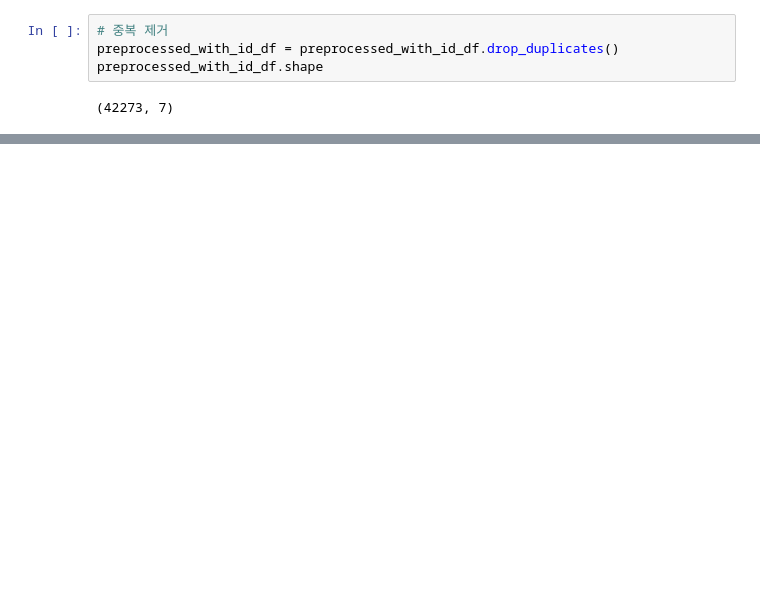
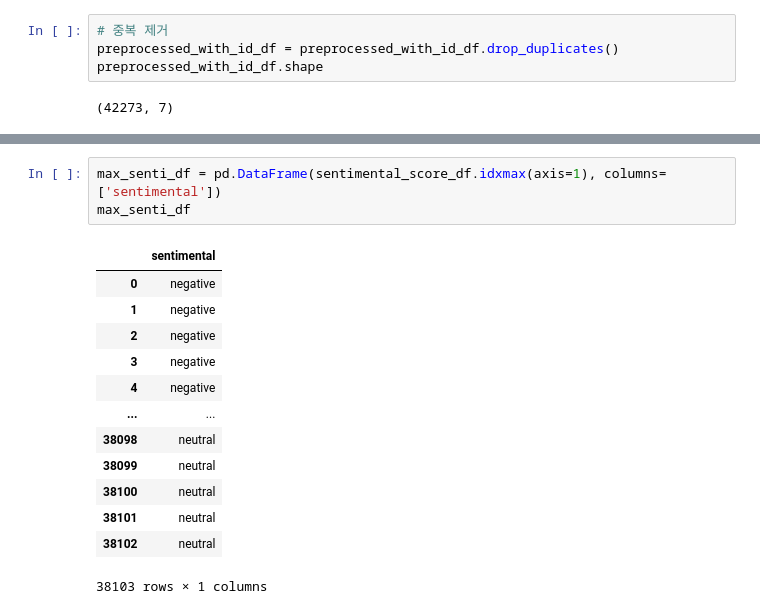
Before and after one commit to jmhwang-dev/e-commerce, a Jupyter notebook: inference/postprocess.ipynb, the cells around one changed output, grey strips where cells are left out. Drawn from its saved outputs; the diff is of its cells as text; blank space fills up the shorter version.

```diff
--- a/inference/postprocess.ipynb
+++ b/inference/postprocess.ipynb
@@ -145,0 +178,17 @@ for target in ['p2e', 'e2k']:
+# %%
+max_senti_df = pd.DataFrame(sentimental_score_df.idxmax(axis=1), columns=['sentimental'])
+max_senti_df
+# %% [output]
+|  | sentimental |
+| 0 | negative |
+| 1 | negative |
+| 2 | negative |
+| 3 | negative |
+| 4 | negative |
+| ... | ... |
+| 38098 | neutral |
+| 38099 | neutral |
+| 38100 | neutral |
+| 38101 | neutral |
+| 38102 | neutral |
+38103 rows × 1 columns
```
Also changed, not shown: parts of 24 cells of this notebook.
